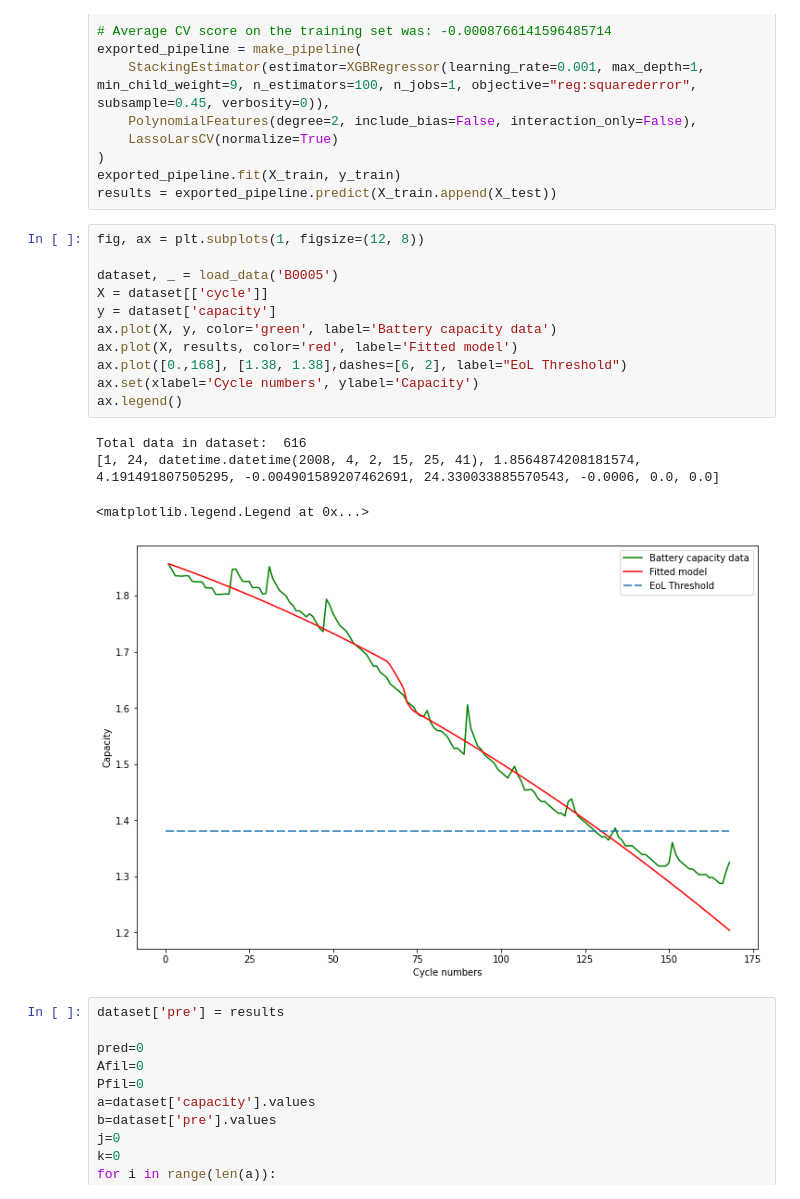
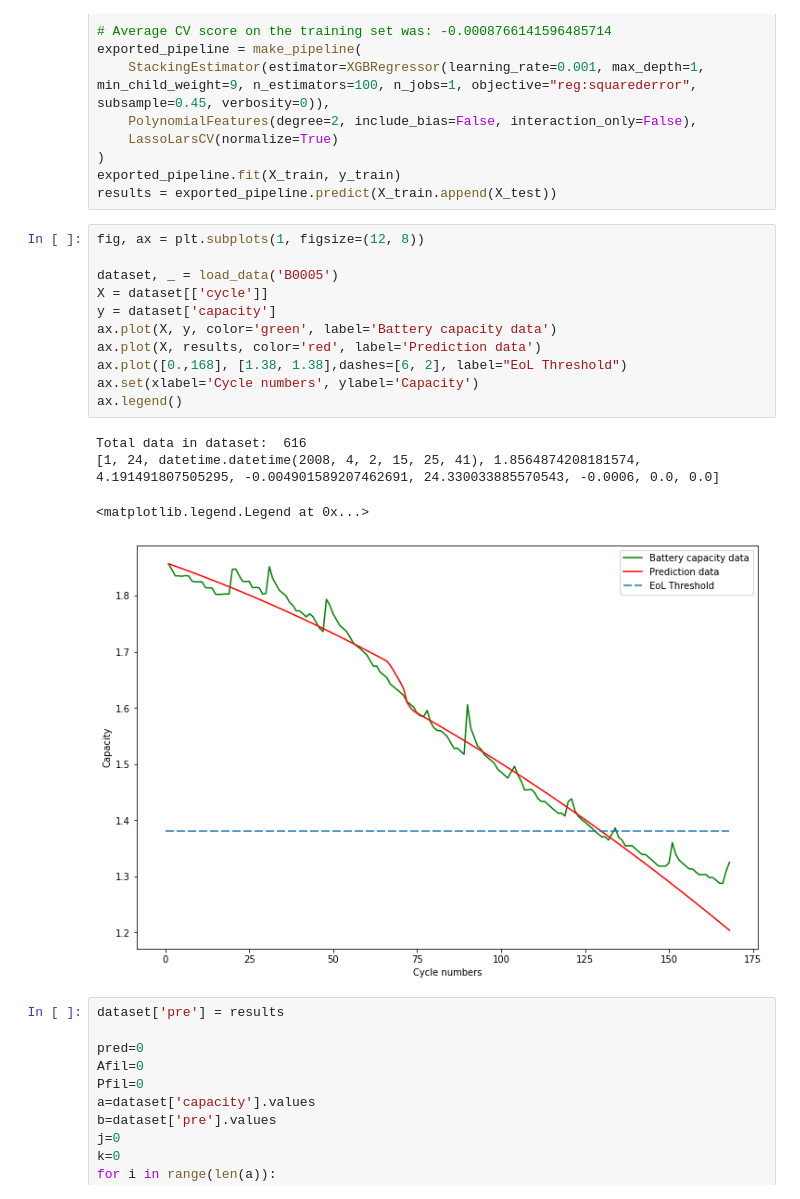
Before and after one commit to Yi-Chen-Lin2019/Predictive-maintenance-with-machine-learning, a Jupyter notebook: supervised_learning_RUL.ipynb, the cells around one changed output. Cells and saved outputs as stored; diff of their text form.

```diff
--- a/supervised_learning_RUL.ipynb
+++ b/supervised_learning_RUL.ipynb
@@ -505,19 +507,19 @@ results = exported_pipeline.predict(X_train.append(X_test))
 # %%
 fig, ax = plt.subplots(1, figsize=(12, 8))
 
 dataset, _ = load_data('B0005')
 X = dataset[['cycle']]
 y = dataset['capacity']
 ax.plot(X, y, color='green', label='Battery capacity data')
-ax.plot(X, results, color='red', label='Fitted model')
+ax.plot(X, results, color='red', label='Prediction data')
 ax.plot([0.,168], [1.38, 1.38],dashes=[6, 2], label="EoL Threshold")
 ax.set(xlabel='Cycle numbers', ylabel='Capacity')
 ax.legend()
 # %% [output]
 Total data in dataset:  616
 [1, 24, datetime.datetime(2008, 4, 2, 15, 25, 41), 1.8564874208181574, 4.191491807505295, -0.004901589207462691, 24.330033885570543, -0.0006, 0.0, 0.0]
 <matplotlib.legend.Legend at 0x...>
-[figure, old version]
+[figure, new version]
 # %%
 dataset['pre'] = results
 
```
Also changed, not shown: parts of 8 cells of this notebook, 2 other files.
